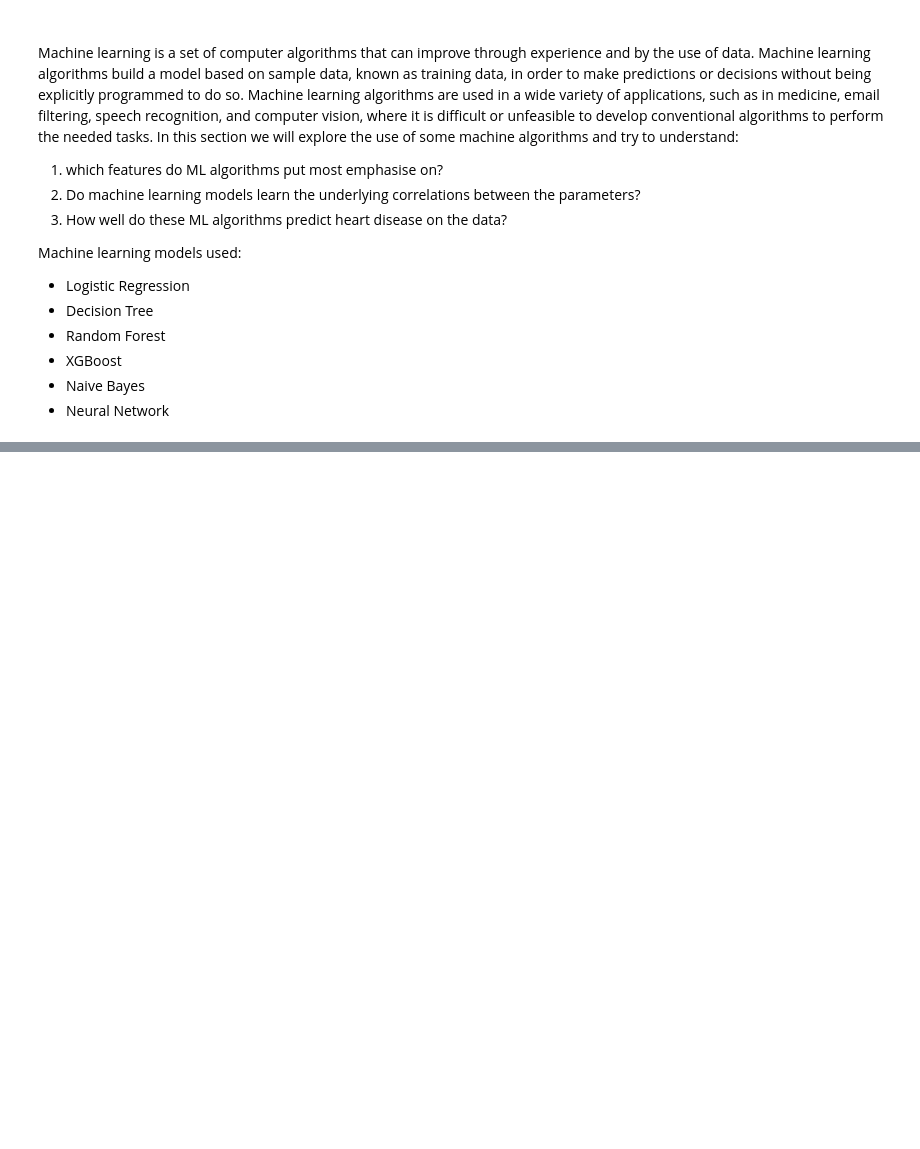
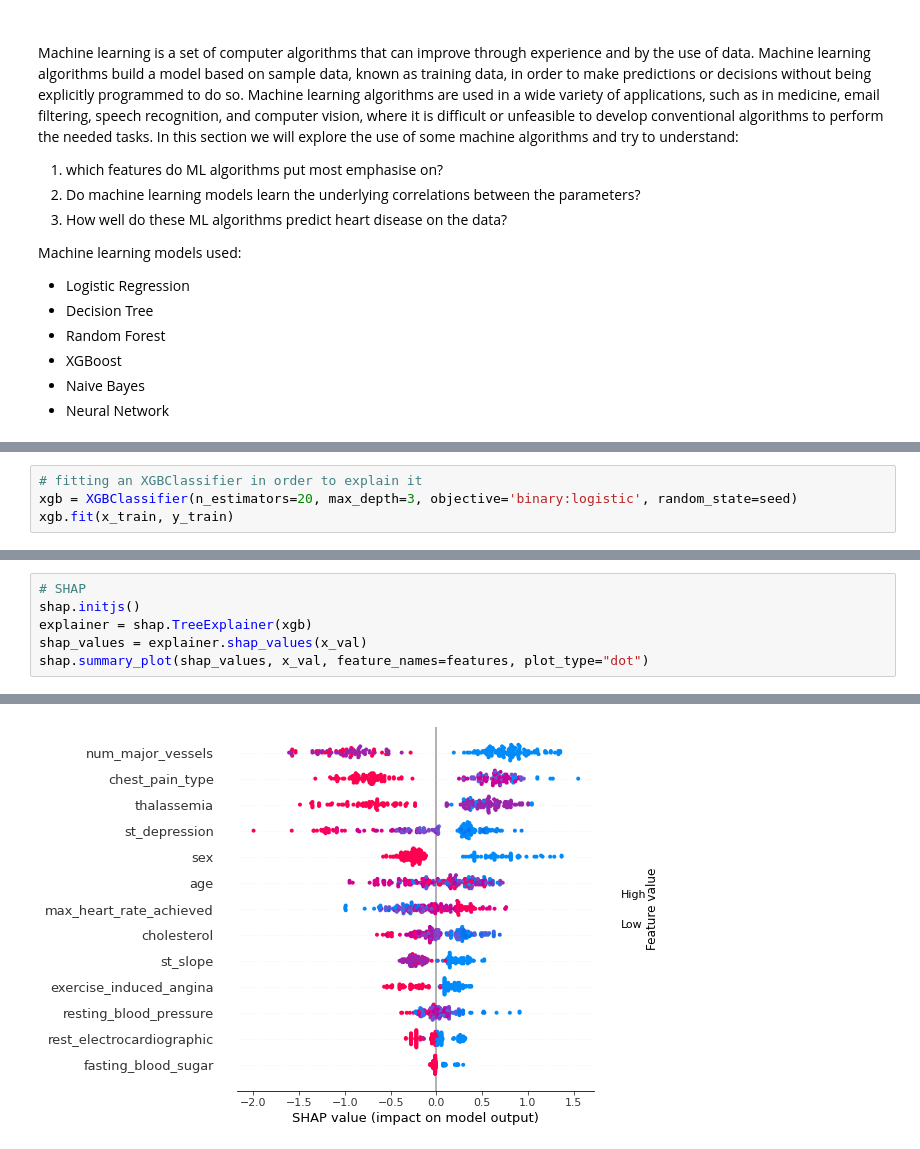
Before and after one commit to ofek181/A-Heart-Disease-Study, a Jupyter notebook: heart_disease_study.ipynb, the cells around one changed output, grey strips where cells are left out. Cells and saved outputs as stored; diff of their text form; blank space fills up the shorter version.

```diff
--- a/heart_disease_study.ipynb
+++ b/heart_disease_study.ipynb
@@ -351,0 +435,4 @@ Machine learning models used:
+# %%
+# fitting an XGBClassifier in order to explain it
+xgb = XGBClassifier(n_estimators=20, max_depth=3, objective='binary:logistic', random_state=seed)
+xgb.fit(x_train, y_train)
@@ -351,0 +450,7 @@ Machine learning models used:
+# %%
+# SHAP
+shap.initjs()
+explainer = shap.TreeExplainer(xgb)
+shap_values = explainer.shap_values(x_val)
+shap.summary_plot(shap_values, x_val, feature_names=features, plot_type="dot")
+# %% [output]
@@ -351,0 +458 @@ Machine learning models used:
+[figure, added]
```
Also changed, not shown: parts of 17 cells of this notebook.
